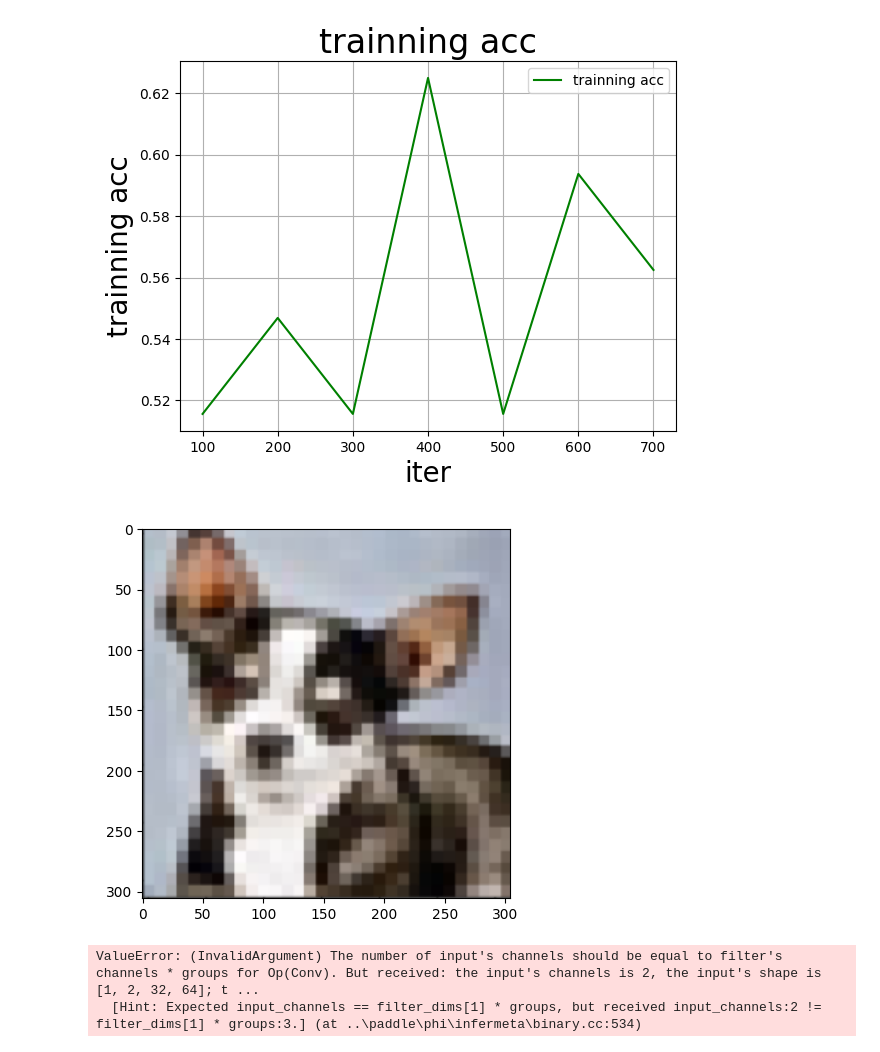
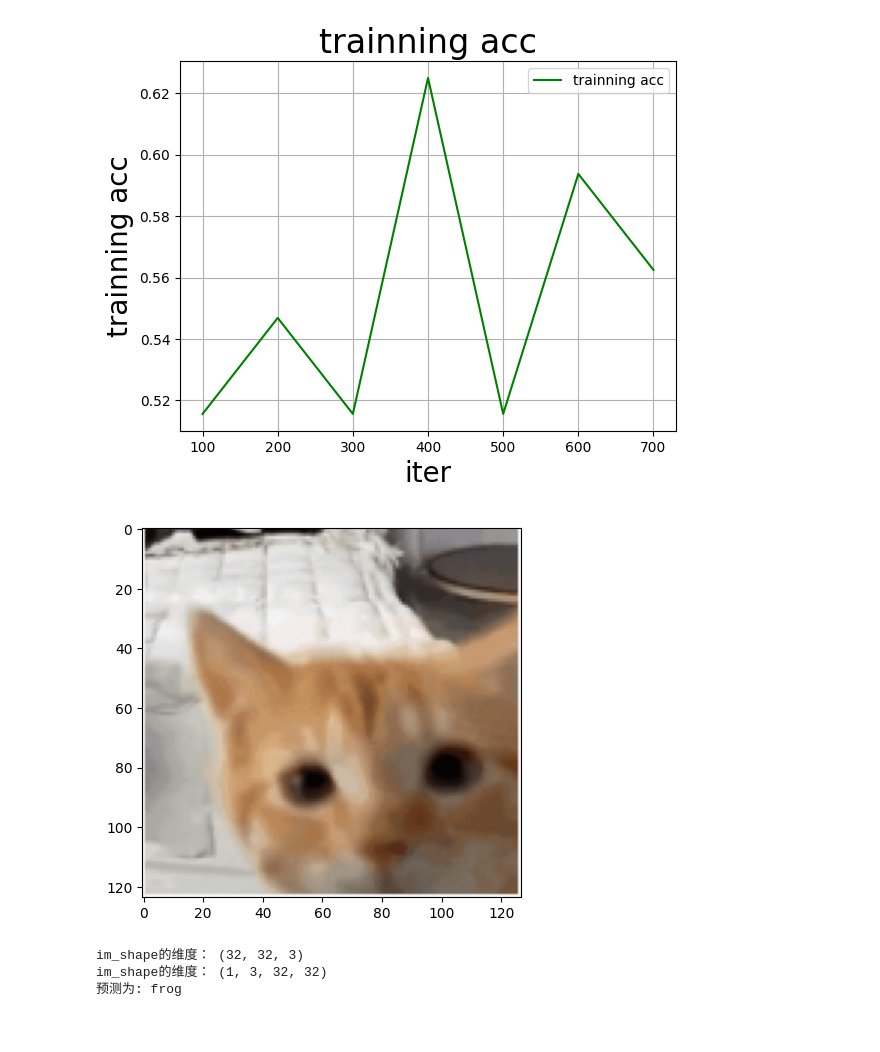
Before and after one commit to haolian123/CV, a Jupyter notebook: 4基于ResNet-50的CIFAR10数据分类/main.ipynb, the cells around one changed output. Cells and saved outputs as stored; diff of their text form; code cells hidden in the pictures.

```diff
--- a/4基于ResNet-50的CIFAR10数据分类/main.ipynb
+++ b/4基于ResNet-50的CIFAR10数据分类/main.ipynb
@@ -266,10 +266,14 @@ def load_image(file):
         '''
         #打开图片
         im = Image.open(file)
+        im = im.convert('RGB')
+        im=im
+        # print(im.size)
         #将图片调整为跟训练数据一样的大小  32*32，设定ANTIALIAS，即抗锯齿.resize是缩放
         im = im.resize((32, 32), Image.ANTIALIAS)
         #建立图片矩阵 类型为float32
         im = np.array(im).astype(np.float32)
+        print('im_shape的维度：',im.shape)
         #矩阵转置
         im = im.transpose((2, 0, 1))
         #将像素值从【0-255】转换为【0-1】
@@ -277,41 +281,41 @@ def load_image(file):
         #print(im)
         im = np.expand_dims(im, axis=0)
         # 保持和之前输入image维度一致
-        # print('im_shape的维度：',im.shape)
+        print('im_shape的维度：',im.shape)
         return im
 # %%
 '''
 模型预测
 '''
 para_state_dict = paddle.load("resnet18")
 model = paddle.vision.models.resnet18()
 model.set_state_dict(para_state_dict) #加载模型参数
 model.eval() #训练模式
 
 #展示预测图片
-infer_path='data/dog.png'
+infer_path='data/cat.png'
 # infer_path='dog.png'
 img = Image.open(infer_path)
 plt.imshow(img)          #根据数组绘制图像
 plt.show()               #显示图像
 
 #对预测图片进行预处理
 infer_img = load_image(infer_path)
-infer_img=infer_img[0][1:4]
-# infer_img=np.array(list(infer_img))
+
 infer_img = infer_img.reshape(3,32,32)
 
 #定义标签列表
 label_list = [ "airplane", "automobile", "bird", "cat", "deer", "dog", "frog", "horse","ship", "truck"]
 
 data = infer_img
 dy_x_data = np.array(data).astype('float32')
 dy_x_data=dy_x_data[np.newaxis,:, : ,:]
 img = paddle.to_tensor (dy_x_data)
 out = model(img)
 lab = np.argmax(out.numpy())  #argmax():返回最大数的索引
 print("预测为:",label_list[lab])
 # %% [output]
-[figure, old version]
+[figure, new version]
-ValueError: (InvalidArgument) The number of input's channels should be equal to filter's channels * groups for Op(Conv). But received: the input's channels is 2, the input's shape is [1, 2, 32, 64]; t ...
-  [Hint: Expected input_channels == filter_dims[1] * groups, but received input_channels:2 != filter_dims[1] * groups:3.] (at ..\paddle\phi\infermeta\binary.cc:534)
+im_shape的维度： (32, 32, 3)
+im_shape的维度： (1, 3, 32, 32)
+预测为: frog
```
Also changed, not shown: parts of 2 cells of this notebook.
